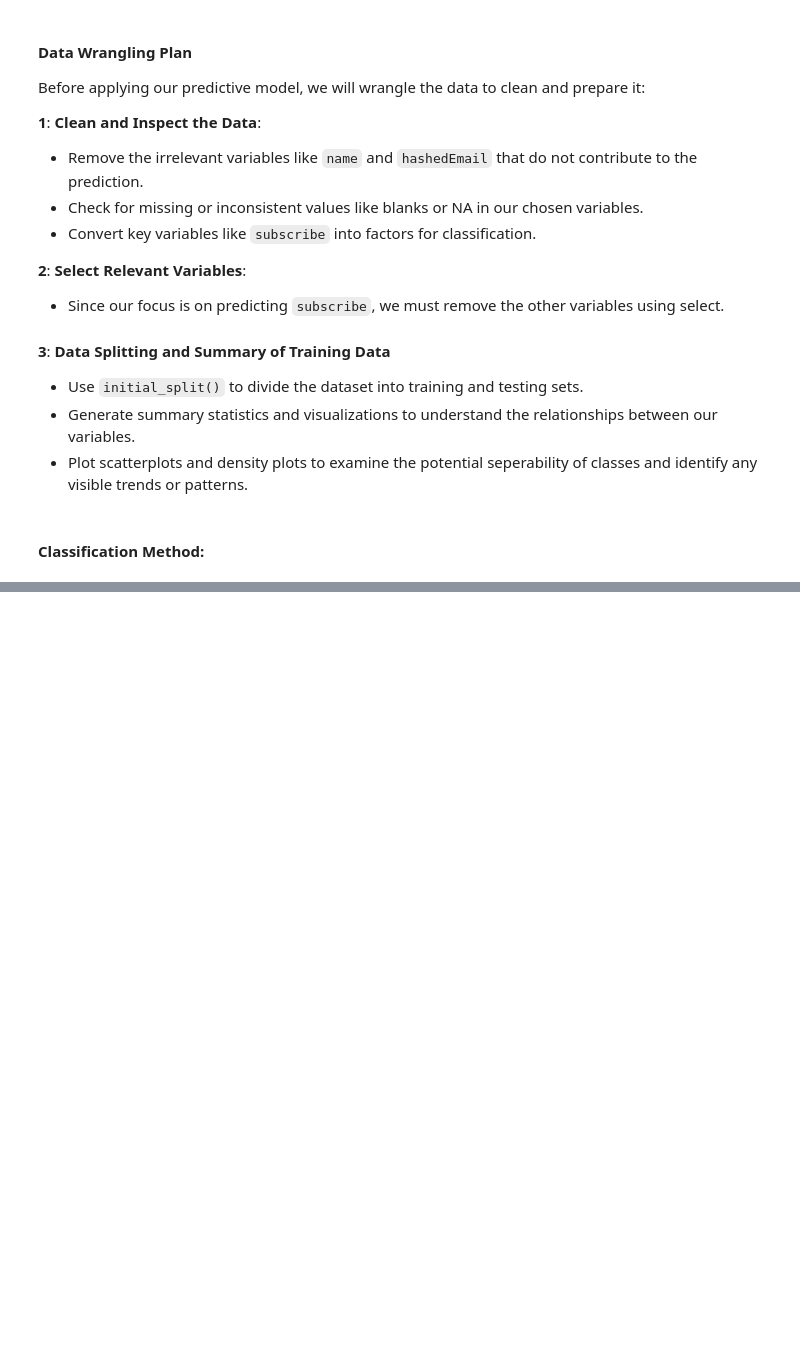
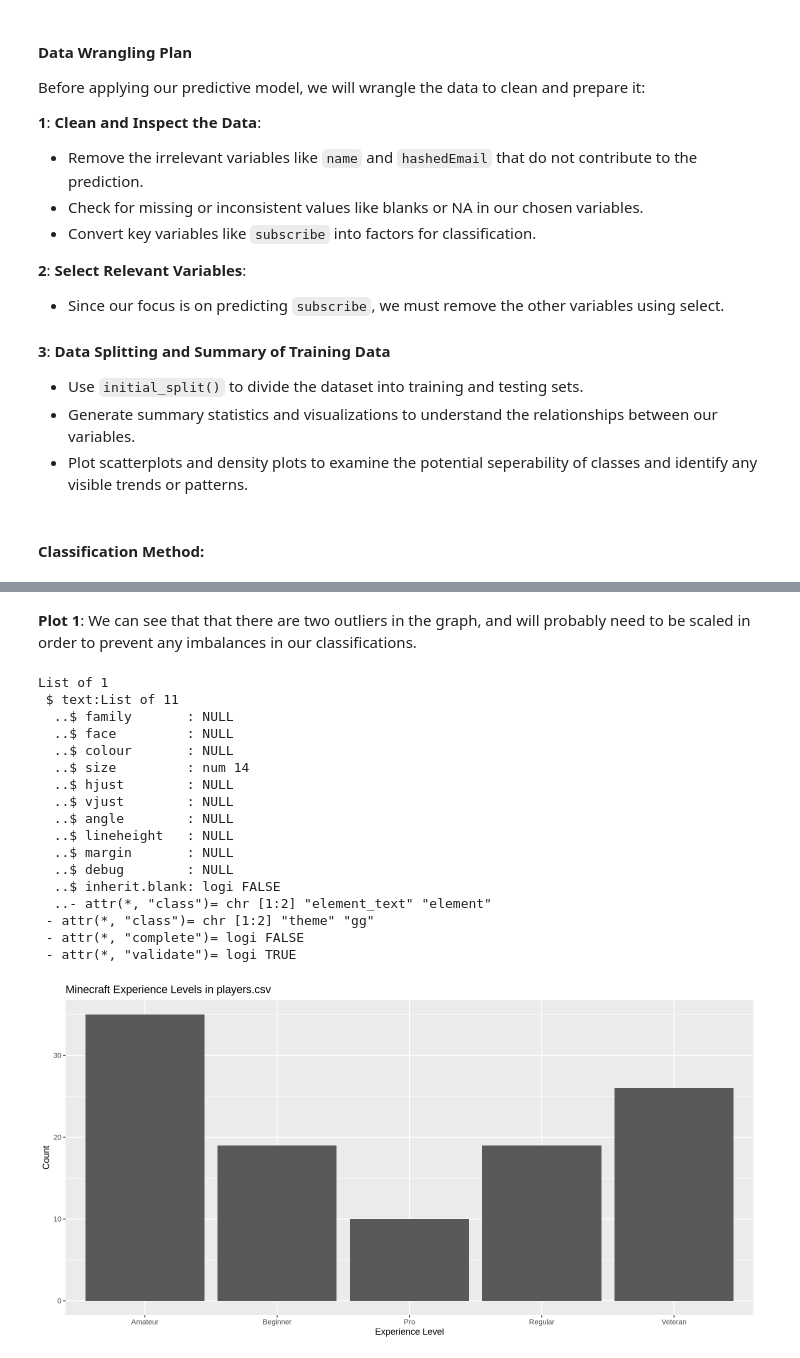
Before and after one commit to AjayAntonio77/DSCI-100-Final-Project, a Jupyter notebook: Individual Project Proposal.ipynb, the cells around one changed output, grey strips where cells are left out. Saved outputs shown, nothing was run; the diff lists cells and outputs as text; code cells hidden in the pictures; blank space fills up the shorter version.

```diff
--- a/Individual Project Proposal.ipynb
+++ b/Individual Project Proposal.ipynb
@@ -150,0 +224,30 @@ The method that I have chosen to address our question of interest
+# %% [markdown]
+**Plot 1**: We can see that that there are two outliers in the graph, and will probably need to be scaled in order to prevent any imbalances in our classifications.
+# %%
+minecraft_plot2 <- ggplot(players_new, aes(x = experience)) +
+    geom_bar() +
+    labs(title = "Minecraft Experience Levels in players.csv",
+        x = "Experience Level",
+        y = 'Count')
+    theme(text = element_text(size = 14))
+
+minecraft_plot2
+# %% [output]
+List of 1
+ $ text:List of 11
+  ..$ family       : NULL
+  ..$ face         : NULL
+  ..$ colour       : NULL
+  ..$ size         : num 14
+  ..$ hjust        : NULL
+  ..$ vjust        : NULL
+  ..$ angle        : NULL
+  ..$ lineheight   : NULL
+  ..$ margin       : NULL
+  ..$ debug        : NULL
+  ..$ inherit.blank: logi FALSE
+  ..- attr(*, "class")= chr [1:2] "element_text" "element"
+ - attr(*, "class")= chr [1:2] "theme" "gg"
+ - attr(*, "complete")= logi FALSE
+ - attr(*, "validate")= logi TRUE
+[figure, added]
```
Also changed, not shown: parts of 9 cells of this notebook.
